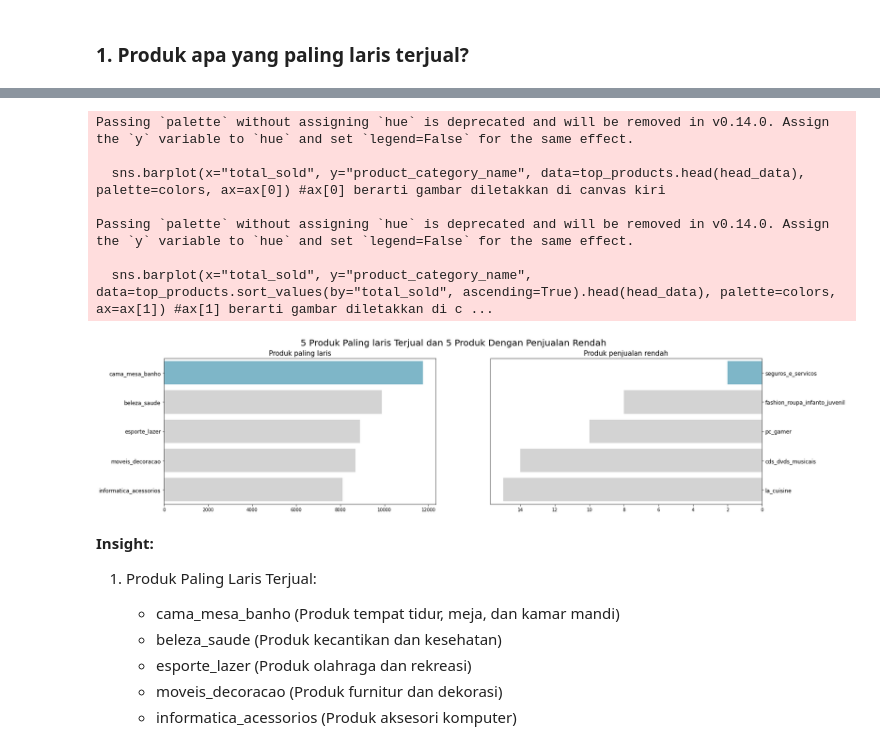
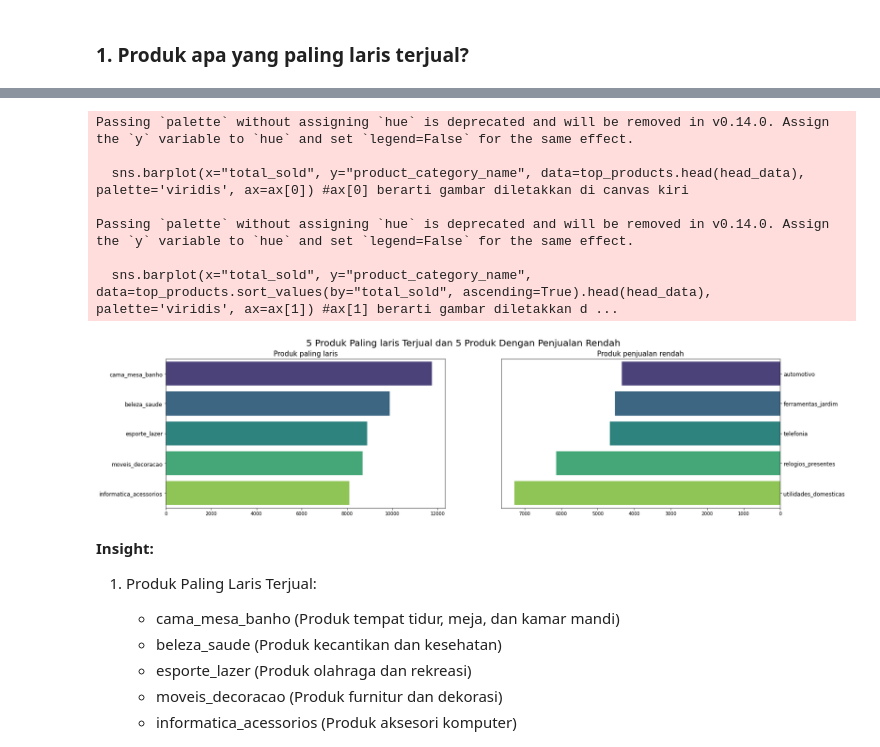
Before and after one commit to AgivChaedar/AnalisisEcommerce, a Jupyter notebook: Proyek_Analisis_Data.ipynb, the cells around one changed output, grey strips where cells are left out. Cells and saved outputs as stored; diff of their text form; code cells hidden in the pictures.

```diff
--- a/Proyek_Analisis_Data.ipynb
+++ b/Proyek_Analisis_Data.ipynb
@@ -1389,0 +1439,15 @@ mergedf.describe(include='all', datetime_is_numeric=True)
+# %%
+# Kelompokkan berdasarkan product_id untuk hitung total transaksi
+top_products = (
+    mergedf.groupby('product_category_name')
+    .agg(
+        total_sold=('order_id', 'size'),  # Hitung total transaksi per produk
+        avg_price=('price', 'mean'),       # Rata-rata harga produk
+    )
+    .sort_values(by='total_sold', ascending=False)  # Urutkan berdasarkan total penjualan
+    .reset_index()
+    .nlargest(10, 'total_sold')
+)
+
+# Tampilkan 10 produk terlaris
+top_products.head(10)
@@ -1393,19 +1588,3 @@ mergedf.to_csv('e-commerce_analysis.csv', index=False)
 ## Visualization & Explanatory Analysis
 # %% [markdown]
 ### 1. Produk apa yang paling laris terjual?
-# %%
-# Kelompokkan berdasarkan product_id untuk hitung total transaksi
-top_products = (
-    mergedf.groupby('product_category_name')
-    .agg(
-        total_sold=('order_id', 'size'),  # Hitung total transaksi per produk
-        avg_price=('price', 'mean'),       # Rata-rata harga produk
-        city=('customer_city', 'first'),       # Contoh kota pembeli
-        review=('review_comment_message', 'first')  # Contoh review
-    )
-    .sort_values(by='total_sold', ascending=False)  # Urutkan berdasarkan total penjualan
-    .reset_index()
-)
-
-# Tampilkan 10 produk terlaris
-top_products.head(10)
@@ -1424,34 +1591,34 @@ top_products.head(10)
 # %%
 fig, ax = plt.subplots(nrows=1, ncols=2, figsize=(24, 6))
 
 head_data = 5
-colors = ["#72BCD4" if i == 0 else "#D3D3D3" for i in range(head_data)]
-sns.barplot(x="total_sold", y="product_category_name", data=top_products.head(head_data), palette=colors, ax=ax[0]) #ax[0] berarti gambar diletakkan di canvas kiri
+# colors = ["#72BCD4" if i == 0 else "#D3D3D3" for i in range(head_data)]
+sns.barplot(x="total_sold", y="product_category_name", data=top_products.head(head_data), palette='viridis', ax=ax[0]) #ax[0] berarti gambar diletakkan di canvas kiri
 ax[0].set_ylabel(None)
 ax[0].set_xlabel(None)
 ax[0].set_title("Produk paling laris", loc="center", fontsize=15)
 ax[0].tick_params(axis ='y', labelsize=12)
 
-sns.barplot(x="total_sold", y="product_category_name", data=top_products.sort_values(by="total_sold", ascending=True).head(head_data), palette=colors, ax=ax[1]) #ax[1] berarti gambar diletakkan di canvas kanan
+sns.barplot(x="total_sold", y="product_category_name", data=top_products.sort_values(by="total_sold", ascending=True).head(head_data), palette='viridis', ax=ax[1]) #ax[1] berarti gambar diletakkan di canvas kanan
 ax[1].set_ylabel(None)
 ax[1].set_xlabel(None)
 ax[1].invert_xaxis()
 ax[1].yaxis.set_label_position("right")
 ax[1].yaxis.tick_right()
 ax[1].set_title("Produk penjualan rendah", loc="center", fontsize=15)
 ax[1].tick_params(axis='y', labelsize=12)
 
 plt.suptitle("5 Produk Paling laris Terjual dan 5 Produk Dengan Penjualan Rendah", fontsize=20)
 plt.show()
 # %% [output]
 Passing `palette` without assigning `hue` is deprecated and will be removed in v0.14.0. Assign the `y` variable to `hue` and set `legend=False` for the same effect.
 
-  sns.barplot(x="total_sold", y="product_category_name", data=top_products.head(head_data), palette=colors, ax=ax[0]) #ax[0] berarti gambar diletakkan di canvas kiri
+  sns.barplot(x="total_sold", y="product_category_name", data=top_products.head(head_data), palette='viridis', ax=ax[0]) #ax[0] berarti gambar diletakkan di canvas kiri
 
 Passing `palette` without assigning `hue` is deprecated and will be removed in v0.14.0. Assign the `y` variable to `hue` and set `legend=False` for the same effect.
 
-  sns.barplot(x="total_sold", y="product_category_name", data=top_products.sort_values(by="total_sold", ascending=True).head(head_data), palette=colors, ax=ax[1]) #ax[1] berarti gambar diletakkan di c ...
+  sns.barplot(x="total_sold", y="product_category_name", data=top_products.sort_values(by="total_sold", ascending=True).head(head_data), palette='viridis', ax=ax[1]) #ax[1] berarti gambar diletakkan d ...
-[figure, old version]
+[figure, new version]
 # %% [markdown]
 **Insight:**
 
```
Also changed, not shown: parts of 33 cells of this notebook, 2 other files.
